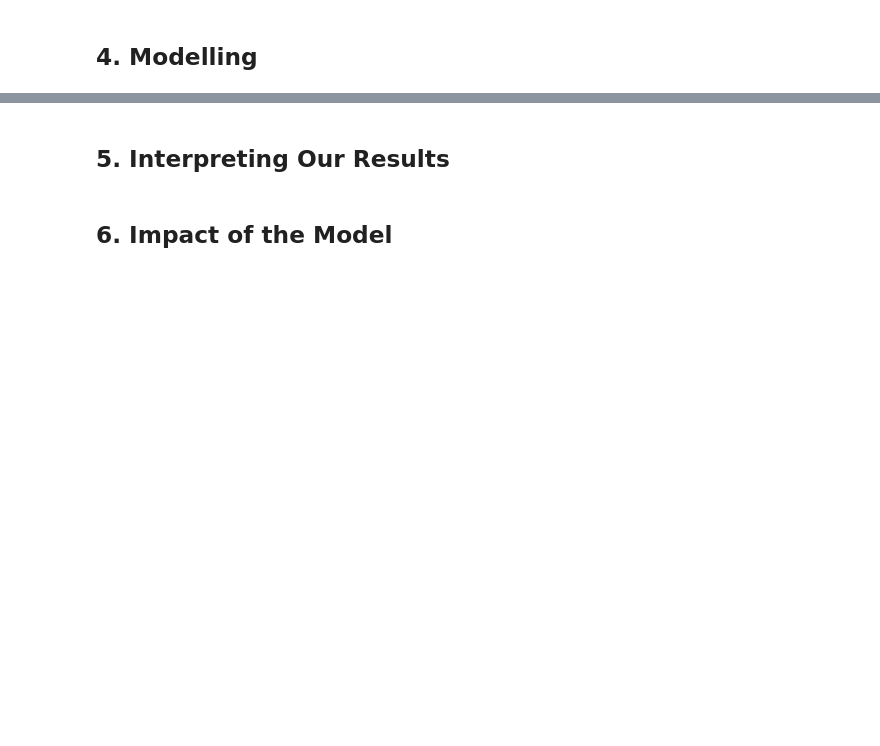
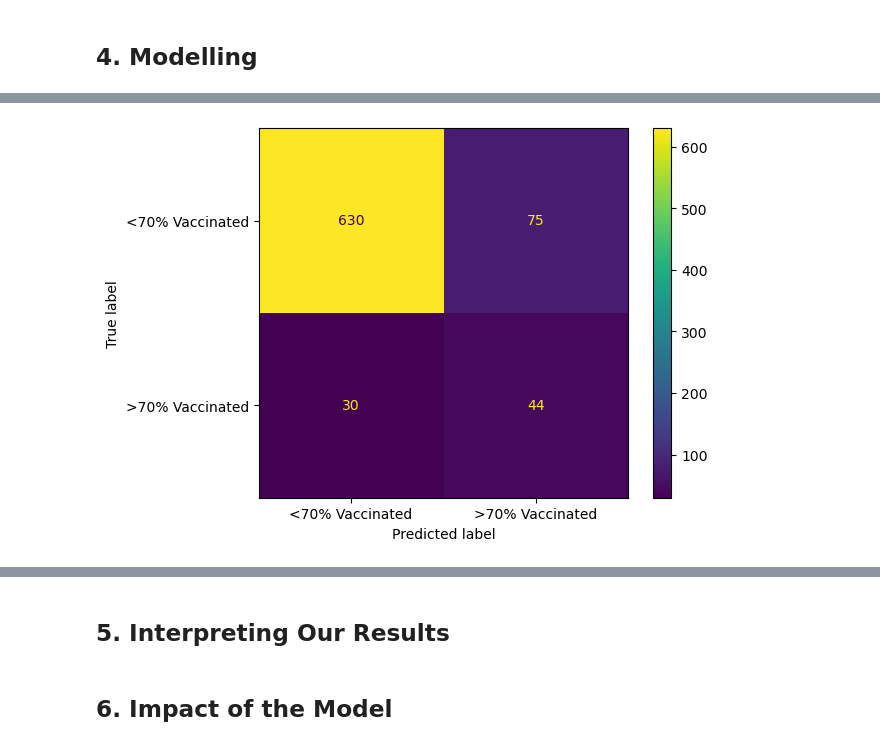
Before and after one commit to natehiatt/covid_vax_project, a Jupyter notebook: Final.ipynb, the cells around one changed output, grey strips where cells are left out. Drawn from its saved outputs; the diff is of its cells as text; code cells hidden in the pictures; blank space fills up the shorter version.

```diff
--- a/Final.ipynb
+++ b/Final.ipynb
@@ -1087,0 +1181,9 @@ df.to_csv('data/cleaned_data.csv', sep=',', index=False)
+# %%
+dt_pipe = imbPipeline([
+    ('std_scaler', StandardScaler()),
+    ('smote', SMOTE(random_state=1)),
+    ('dt', DecisionTreeClassifier(random_state=1))
+])
+
+
+cv_eval_model(dt_pipe, X_train, y_train, X_test, y_test)
@@ -1087,0 +1196,5 @@ df.to_csv('data/cleaned_data.csv', sep=',', index=False)
+# %%
+y_pred = dt_pipe.fit(X_train, y_train).predict(X_test)
+plot_cm(y_test, y_pred)
+# %% [output]
+[figure, added]
```
Also changed, not shown: parts of 14 cells of this notebook.
